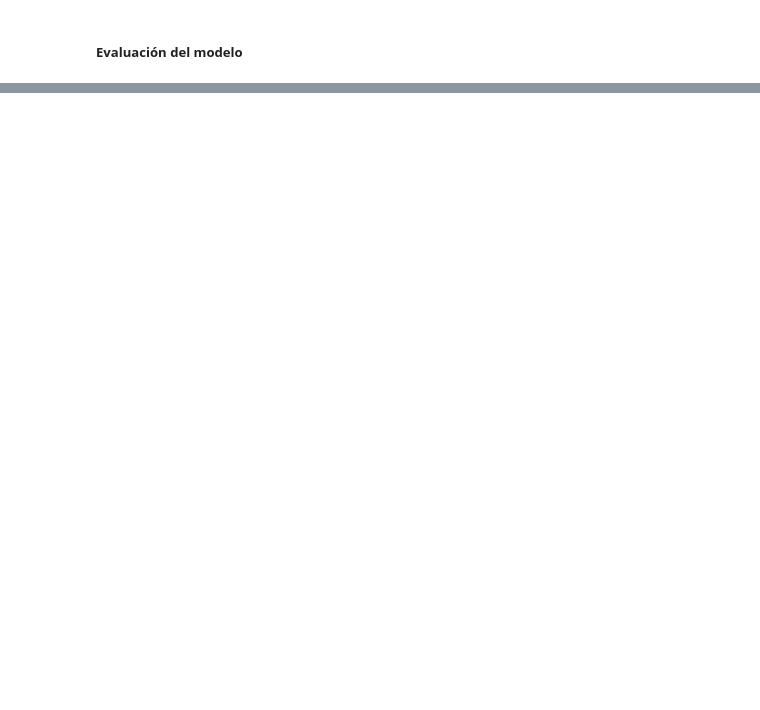
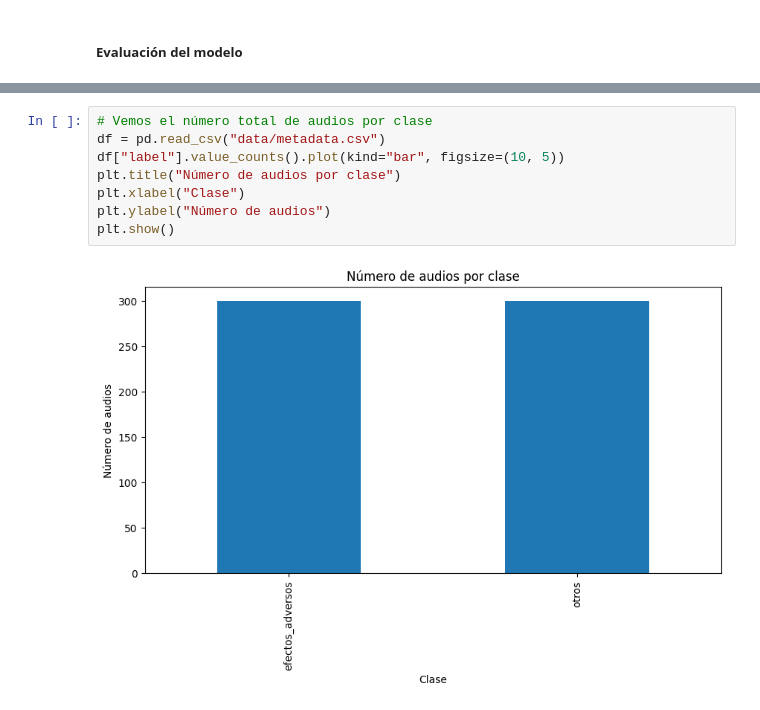
Before and after one commit to carlosriegom/PharmAI, a Jupyter notebook: audio/ml_clasificacion.ipynb, the cells around one changed output, grey strips where cells are left out. Drawn from its saved outputs; the diff is of its cells as text; blank space fills up the shorter version.

```diff
--- a/audio/ml_clasificacion.ipynb
+++ b/audio/ml_clasificacion.ipynb
@@ -269,0 +476,10 @@ plotClassPerformance(y_test_series, probas, selClass="efectos_adversos")
+# %%
+# Vemos el número total de audios por clase
+df = pd.read_csv("data/metadata.csv")
+df["label"].value_counts().plot(kind="bar", figsize=(10, 5))
+plt.title("Número de audios por clase")
+plt.xlabel("Clase")
+plt.ylabel("Número de audios")
+plt.show()
+# %% [output]
+[figure, added]
```
Also changed, not shown: parts of 23 cells of this notebook, 6 other files.
